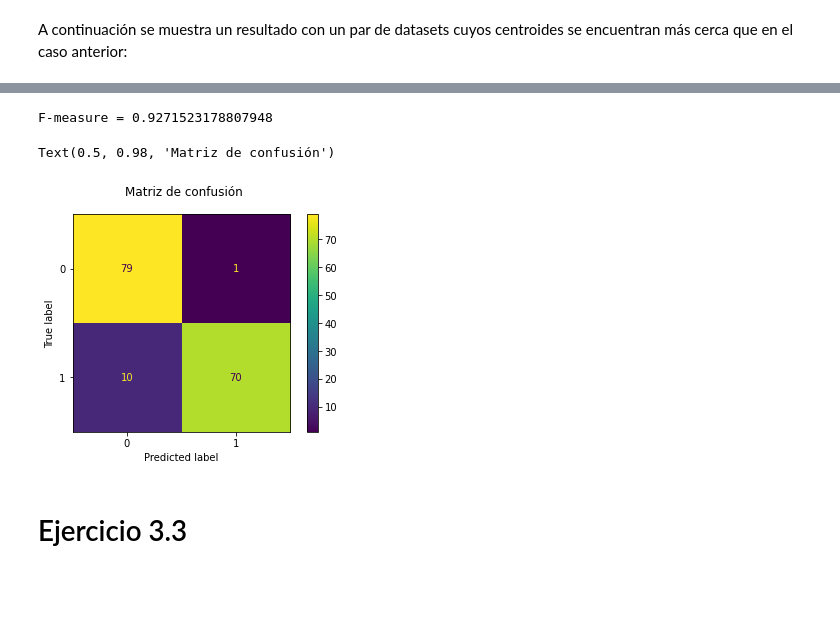
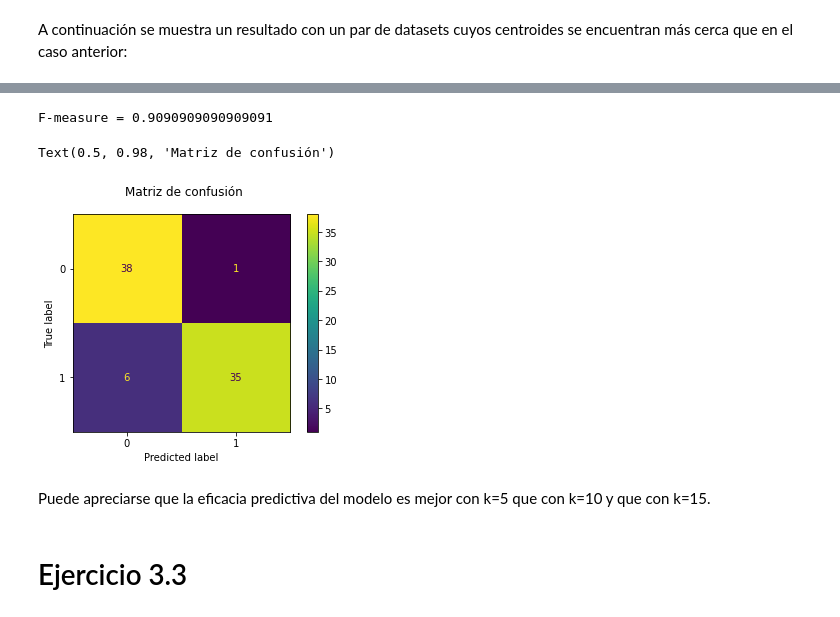
Before and after one commit to ivanrango/Machine-Learning, a Jupyter notebook: Trabajo_práctico_3.ipynb, the cells around one changed output, grey strips where cells are left out. Saved outputs shown, nothing was run; the diff lists cells and outputs as text; code cells hidden in the pictures; blank space fills up the shorter version.

```diff
--- a/Trabajo_práctico_3.ipynb
+++ b/Trabajo_práctico_3.ipynb
@@ -135,31 +135,33 @@ Text(0.5, 0.98, 'Matriz de confusión')
 # %%
 dfA = pd.DataFrame(np.random.normal(loc=5, scale=1, size=(100, 2)),columns=['x','y'])
 dfA['color'] = 'b'
 dfA['target'] = 'A'
 dfB = pd.DataFrame(np.random.normal(loc=8, scale=1.5, size=(100, 2)),columns=['x','y'])
 dfB['color'] = 'r'
 dfB['target'] ='B'
 df = pd.concat([dfA,dfB],ignore_index=True)
 
 from sklearn.model_selection import train_test_split
-X_train, X_test, y_train, y_test = train_test_split(df[['x','y']], [1 if x == 'B' else 0 for x in df['target']], test_size = 0.8, random_state = 0)
+X_train, X_test, y_train, y_test = train_test_split(df[['x','y']], [1 if x == 'B' else 0 for x in df['target']], test_size = 0.4, random_state = 0)
 
 from sklearn.neighbors import KNeighborsClassifier
 classifier = KNeighborsClassifier(n_neighbors = 15)
 classifier.fit(X_train, y_train)
 
 y_pred = classifier.predict(X_test)
 
 from sklearn.metrics import confusion_matrix
 from sklearn import metrics
 
 print("F-measure =",metrics.f1_score(y_test, y_pred))
 disp = metrics.plot_confusion_matrix(classifier, X_test, y_test)
 disp.figure_.suptitle("Matriz de confusión")
 # %% [output]
-F-measure = 0.9271523178807948
+F-measure = 0.9090909090909091
 Text(0.5, 0.98, 'Matriz de confusión')
-[figure, old version]
+[figure, new version]
+# %% [markdown]
+Puede apreciarse que la eficacia predictiva del modelo es mejor con k=5 que con k=10 y que con k=15.
 # %% [markdown]
 # Ejercicio 3.3
 # %%
```
Also changed, not shown: parts of 9 cells of this notebook.
